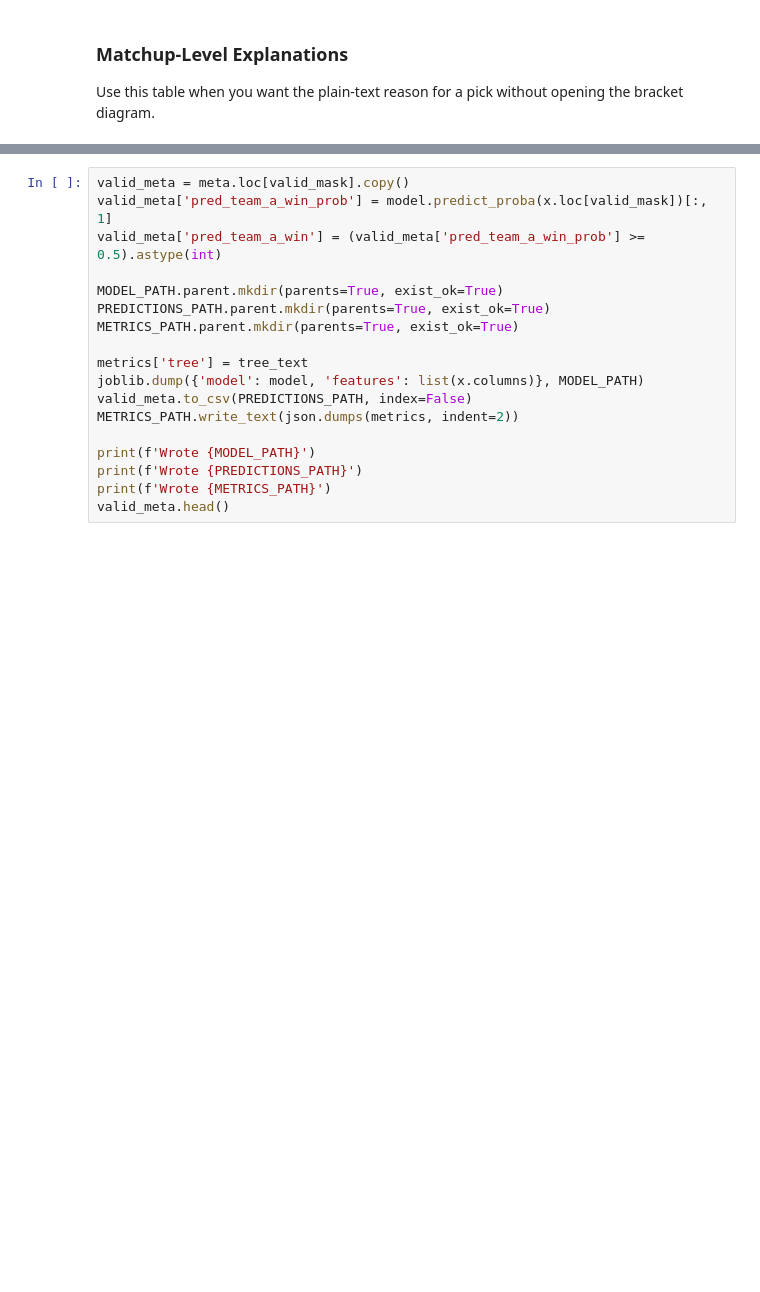
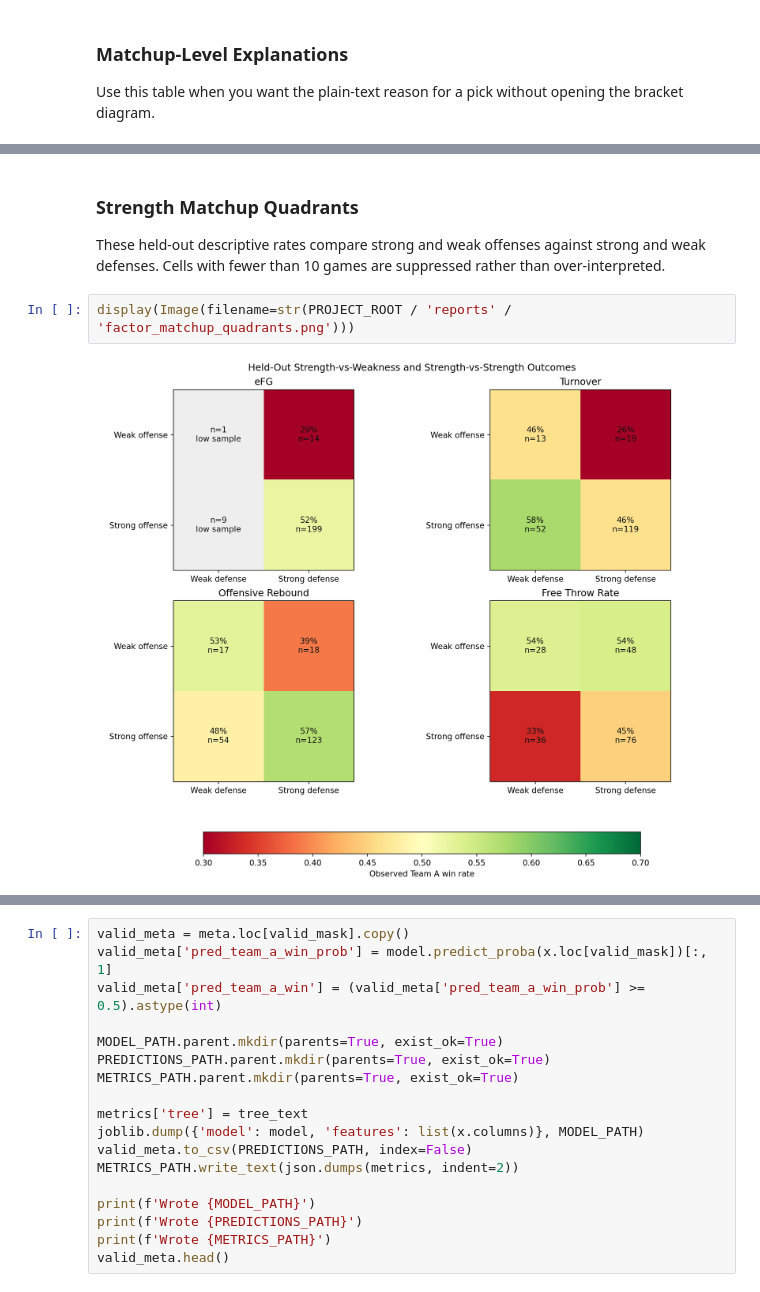
Before and after one commit to spacecowboy301/march-madness-decision-tree, a Jupyter notebook: notebooks/march_madness_decision_tree.ipynb, the cells around one changed output, grey strips where cells are left out. Cells and saved outputs as stored; diff of their text form; blank space fills up the shorter version.

```diff
--- a/notebooks/march_madness_decision_tree.ipynb
+++ b/notebooks/march_madness_decision_tree.ipynb
@@ -470,0 +509,8 @@ display(Image(filename=str(PROJECT_ROOT / 'reports' / 'factor_model_feature_impo
+# %% [markdown]
+### Strength Matchup Quadrants
+
+These held-out descriptive rates compare strong and weak offenses against strong and weak defenses. Cells with fewer than 10 games are suppressed rather than over-interpreted.
+# %%
+display(Image(filename=str(PROJECT_ROOT / 'reports' / 'factor_matchup_quadrants.png')))
+# %% [output]
+[figure, added]
```
Also changed, not shown: parts of 20 cells of this notebook, 23 other files.
